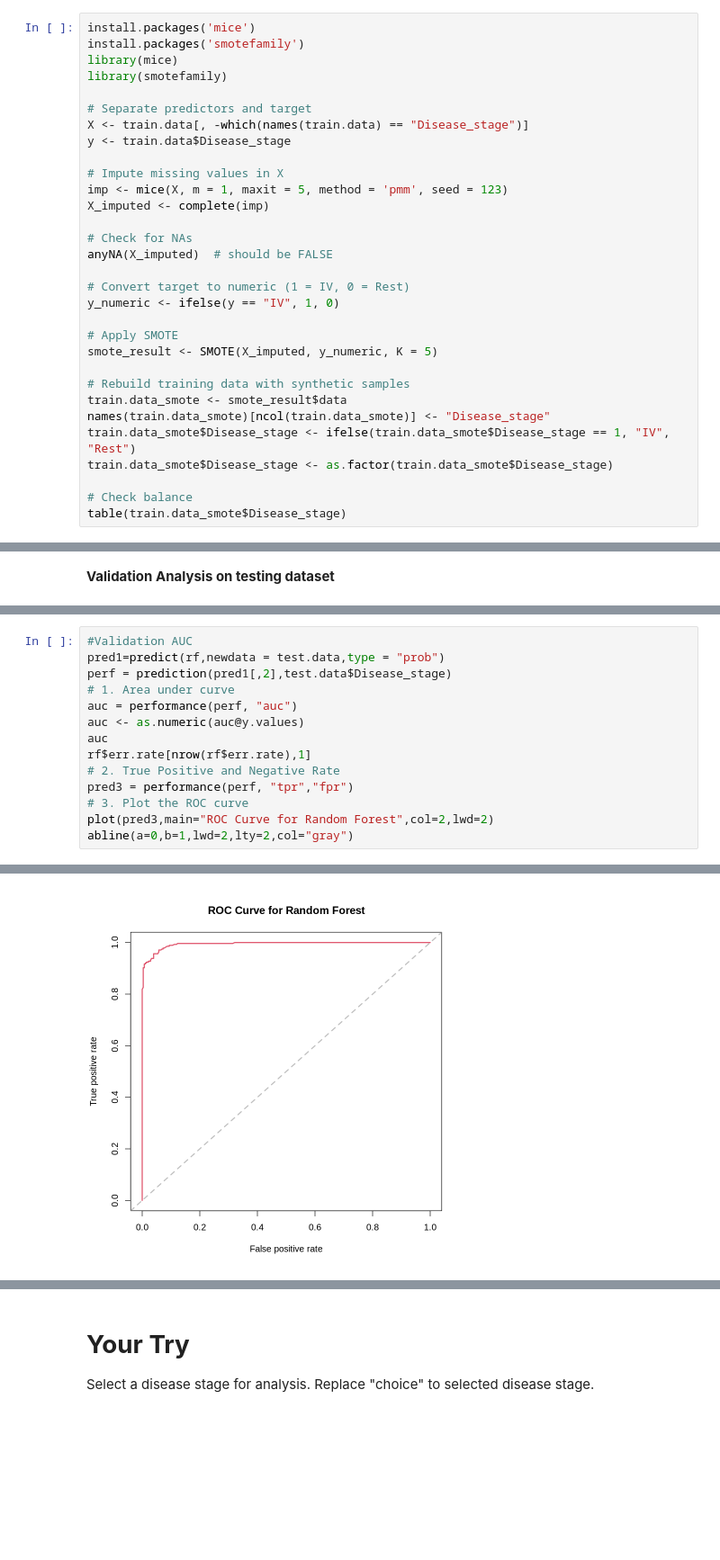
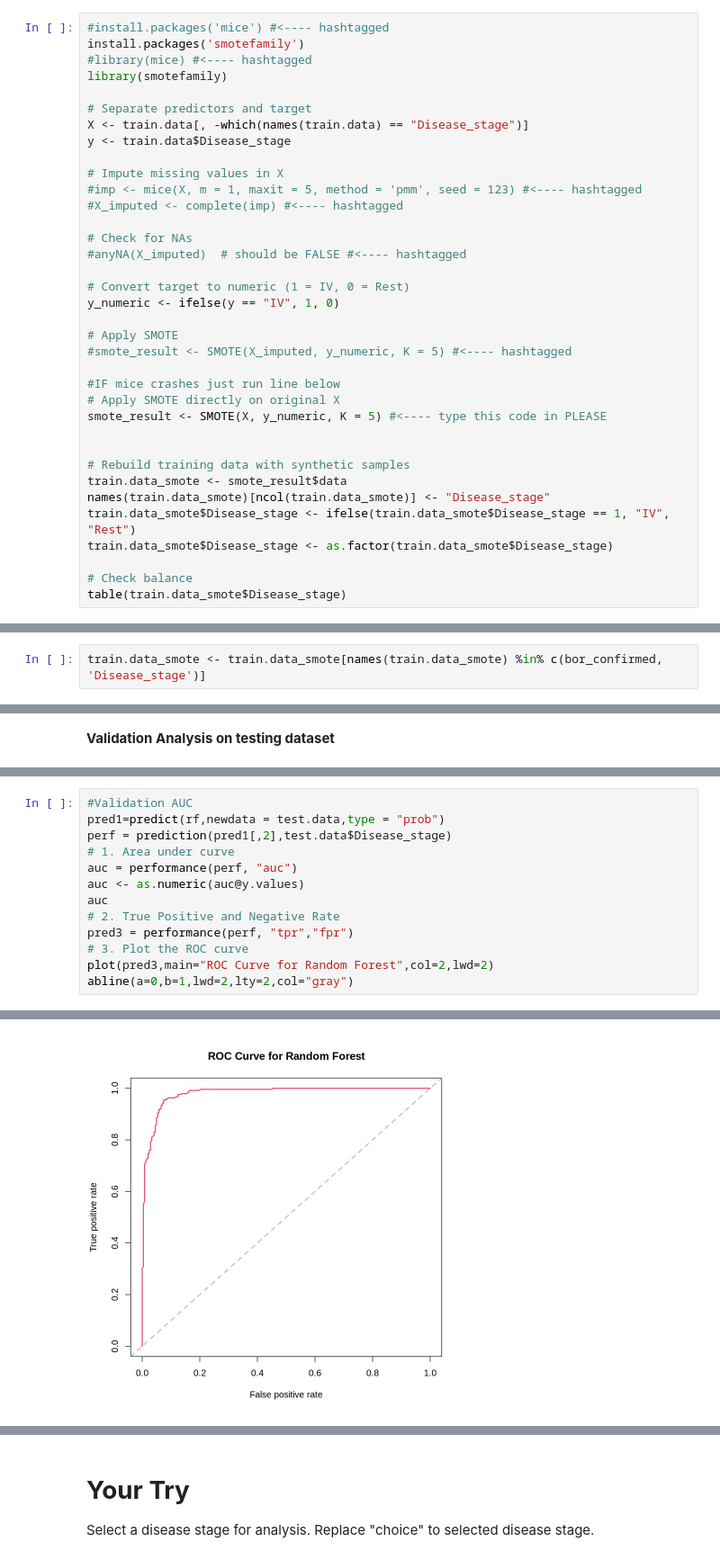
Before and after one commit to AmirulKim/scRNAseq-RandomForest-tutorial, a Jupyter notebook: Day_4.ipynb, the cells around one changed output, grey strips where cells are left out. Shown: that part at 90% size. Saved outputs shown, nothing was run; the diff lists cells and outputs as text; blank space fills up the shorter version.

```diff
--- a/Day_4.ipynb
+++ b/Day_4.ipynb
@@ -125,7 +117,7 @@ table(train.data$Disease_stage)
 # %%
-install.packages('mice')
+#install.packages('mice') #<---- hashtagged
 install.packages('smotefamily')
-library(mice)
+#library(mice) #<---- hashtagged
 library(smotefamily)
 
 # Separate predictors and target
@@ -133,17 +125,22 @@ X <- train.data[, -which(names(train.data) == "Disease_stage")]
 y <- train.data$Disease_stage
 
 # Impute missing values in X
-imp <- mice(X, m = 1, maxit = 5, method = 'pmm', seed = 123)
-X_imputed <- complete(imp)
+#imp <- mice(X, m = 1, maxit = 5, method = 'pmm', seed = 123) #<---- hashtagged
+#X_imputed <- complete(imp) #<---- hashtagged
 
 # Check for NAs
-anyNA(X_imputed)  # should be FALSE
+#anyNA(X_imputed)  # should be FALSE #<---- hashtagged
 
 # Convert target to numeric (1 = IV, 0 = Rest)
 y_numeric <- ifelse(y == "IV", 1, 0)
 
 # Apply SMOTE
-smote_result <- SMOTE(X_imputed, y_numeric, K = 5)
+#smote_result <- SMOTE(X_imputed, y_numeric, K = 5) #<---- hashtagged
+
+#IF mice crashes just run line below
+# Apply SMOTE directly on original X
+smote_result <- SMOTE(X, y_numeric, K = 5) #<---- type this code in PLEASE
+
 
 # Rebuild training data with synthetic samples
 train.data_smote <- smote_result$data
@@ -212,3 +185,5 @@ more;
+# %%
+train.data_smote <- train.data_smote[names(train.data_smote) %in% c(bor_confirmed, 'Disease_stage')]
 # %% [markdown]
 **Random Forest Model**
 # %%
@@ -333,7 +289,6 @@ perf = prediction(pred1[,2],test.data$Disease_stage)
 auc = performance(perf, "auc")
 auc <- as.numeric(auc@y.values)
 auc
-rf$err.rate[nrow(rf$err.rate),1]
 # 2. True Positive and Negative Rate
 pred3 = performance(perf, "tpr","fpr")
 # 3. Plot the ROC curve
@@ -346 +299 @@ abline(a=0,b=1,lwd=2,lty=2,col="gray")
-[figure, old version]
+[figure, new version]
```
Also changed, not shown: parts of 12 cells of this notebook.
